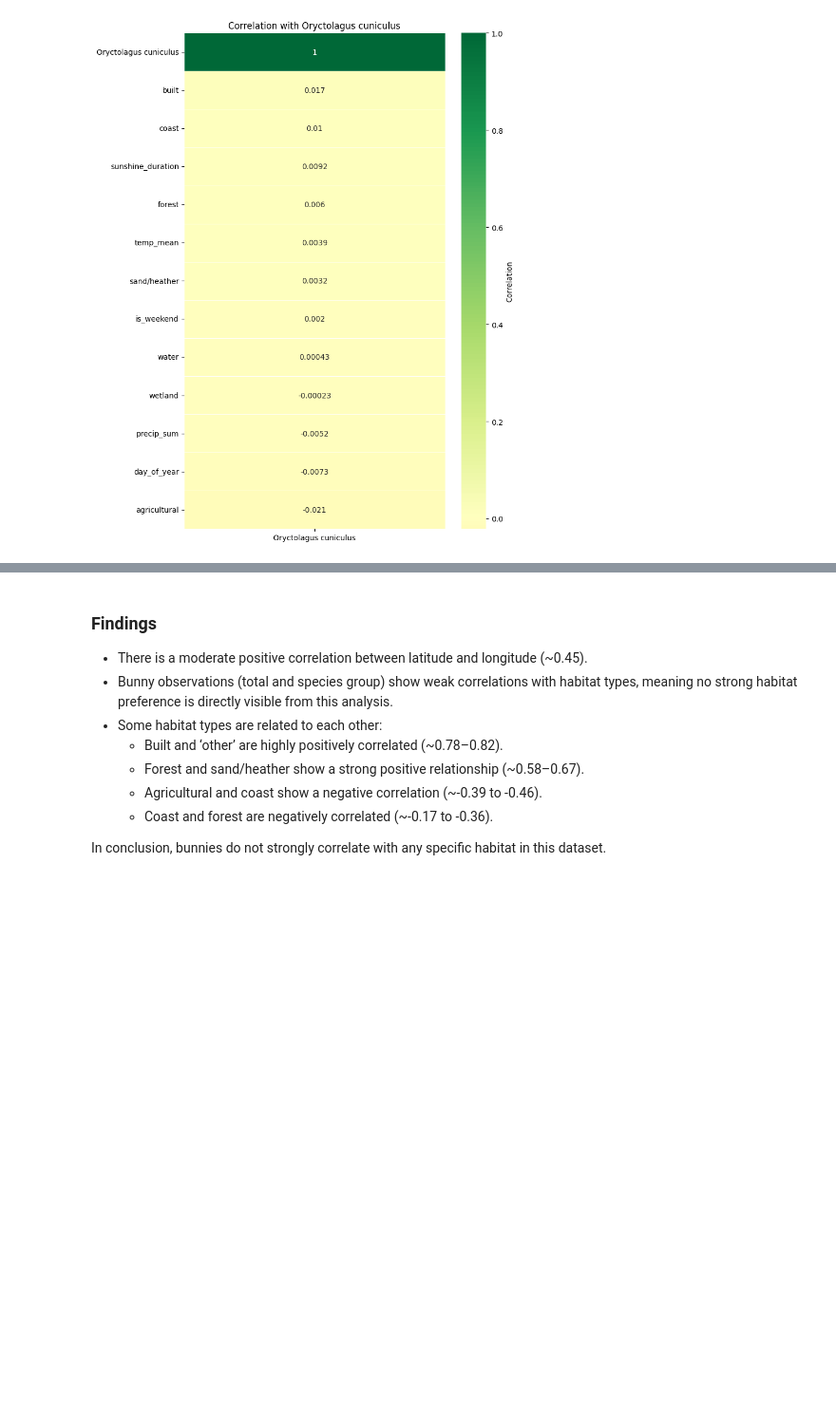
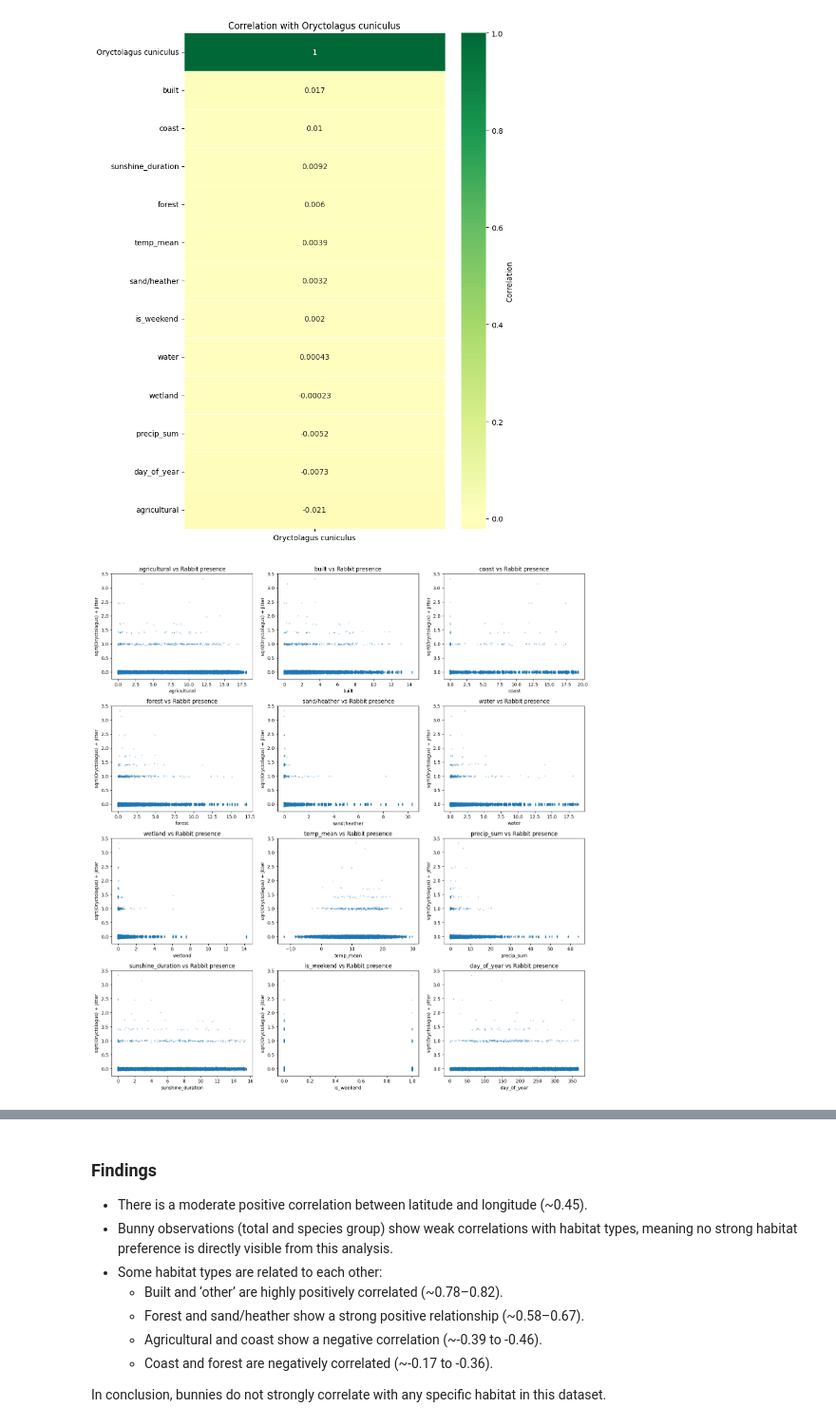
Before and after one commit to Sannebeast/Rabbitions, a Jupyter notebook: notebooks/project.ipynb, the cells around one changed output, grey strips where cells are left out. Shown at 95% size. Saved outputs shown, nothing was run; the diff lists cells and outputs as text; code cells hidden in the pictures; blank space fills up the shorter version.

Commit message:
scatter map

```diff
--- a/notebooks/project.ipynb
+++ b/notebooks/project.ipynb
@@ -352,3 +352,59 @@ plt.tight_layout()
 plt.show()
 # %% [output]
 [figure]
+# %%
+import numpy as np
+import pandas as pd
+import matplotlib.pyplot as plt
+
+features = [
+    'agricultural', 'built', 'coast', 'forest',
+    'sand/heather', 'water', 'wetland',
+    'temp_mean', 'precip_sum', 'sunshine_duration',
+    'is_weekend', 'day_of_year'
+]
+
+target = 'Oryctolagus cuniculus'
+
+# -----------------------------
+# 1. Clean + sample (VERY IMPORTANT)
+# -----------------------------
+df_plot = df[[target] + features].replace("unknown", pd.NA)
+df_plot = df_plot.apply(pd.to_numeric, errors='coerce').dropna()
+
+df_plot = df_plot.sample(50000, random_state=42)
+
+# -----------------------------
+# 2. transform target (fix flat line issue)
+# -----------------------------
+df_plot[target] = np.sqrt(df_plot[target])
+
+# add jitter to reveal overlap
+df_plot[target] += np.random.normal(0, 0.02, size=len(df_plot))
+
+# -----------------------------
+# 3. scatter plots
+# -----------------------------
+n_cols = 3
+n_rows = (len(features) + n_cols - 1) // n_cols
+
+plt.figure(figsize=(15, n_rows * 4))
+
+for i, col in enumerate(features, 1):
+    plt.subplot(n_rows, n_cols, i)
+
+    plt.scatter(
+        df_plot[col],
+        df_plot[target],
+        alpha=0.3,
+        s=2
+    )
+
+    plt.xlabel(col)
+    plt.ylabel("sqrt(Oryctolagus) + jitter")
+    plt.title(f"{col} vs Rabbit presence")
+
+plt.tight_layout()
+plt.show()
+# %% [output]
+[figure, added]
```
Also changed, not shown: parts of 1 cell of this notebook.
